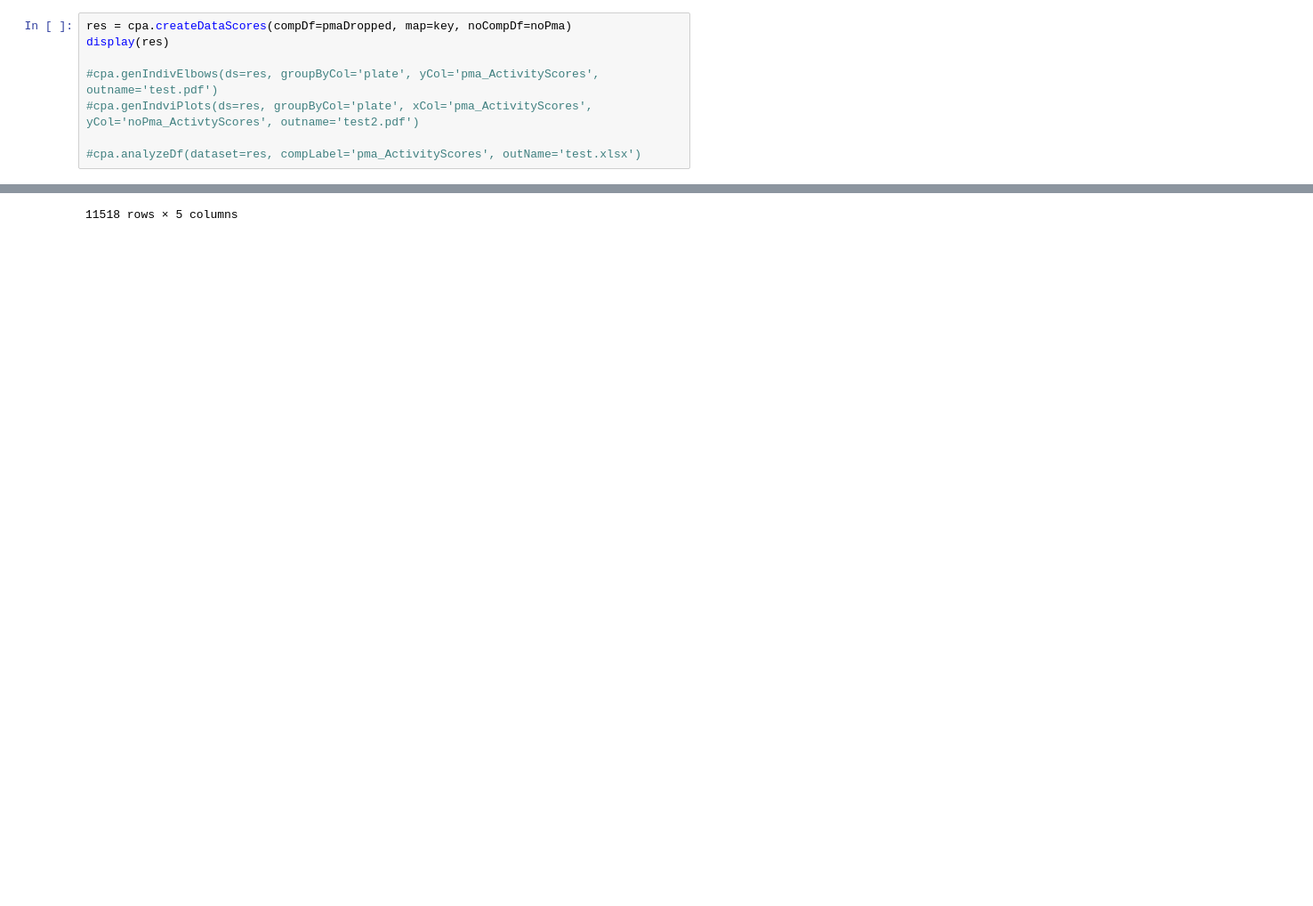
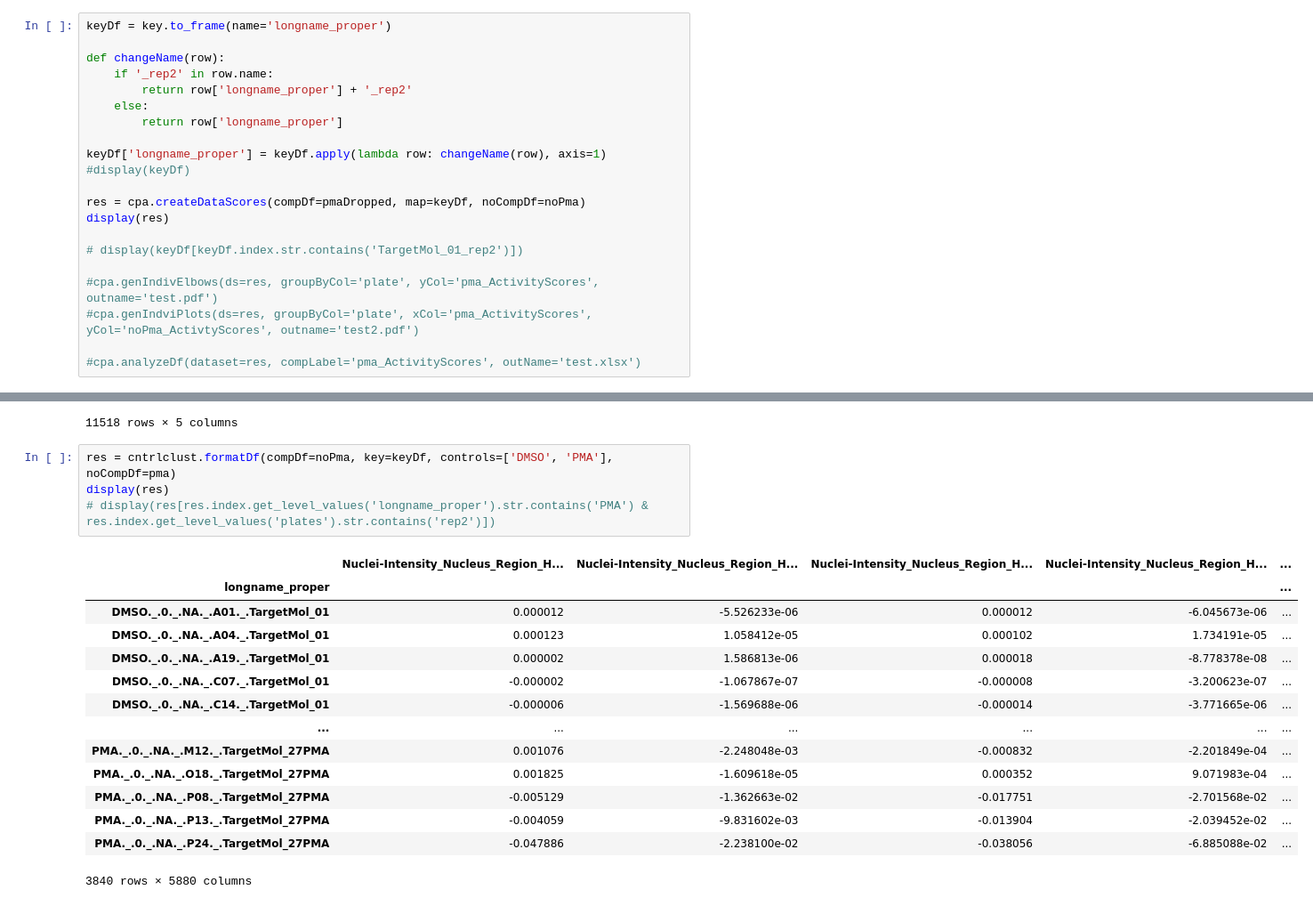
Before and after one commit to LokeyLab/QCGauntlet, a Jupyter notebook: test.ipynb, the cells around one changed output, grey strips where cells are left out. Shown at 89% size. Drawn from its saved outputs; the diff is of its cells as text; blank space fills up the shorter version.

Commit message:
added and updated control heatmaps functionality

```diff
--- a/test.ipynb
+++ b/test.ipynb
@@ -85,8 +89,21 @@ pmaDropped.shape
 
 # display(cpa.getPlateActivityScores(plate='24', compoundDf=splicedNewPma, noCompDf=splicedNewNoPma, map=key))
 # %%
-res = cpa.createDataScores(compDf=pmaDropped, map=key, noCompDf=noPma)
+keyDf = key.to_frame(name='longname_proper')
+
+def changeName(row):
+    if '_rep2' in row.name:
+        return row['longname_proper'] + '_rep2'
+    else:
+        return row['longname_proper']
+
+keyDf['longname_proper'] = keyDf.apply(lambda row: changeName(row), axis=1)
+#display(keyDf)
+
+res = cpa.createDataScores(compDf=pmaDropped, map=keyDf, noCompDf=noPma)
 display(res)
+
+# display(keyDf[keyDf.index.str.contains('TargetMol_01_rep2')])
 
 #cpa.genIndivElbows(ds=res, groupByCol='plate', yCol='pma_ActivityScores', outname='test.pdf')
 #cpa.genIndviPlots(ds=res, groupByCol='plate', xCol='pma_ActivityScores', yCol='noPma_ActivtyScores', outname='test2.pdf')
@@ -107,3 +124,22 @@ display(res)
 | RUTAECARPINE._.1.0uM._.COX._.J18.... | 1.062681 | 1.369407 | TargetMol_27_rep1 | J18 | EXPERIMENTAL |
 | WITHANOLIDE_A._.1.0uM._.._.E18._.... | 0.214998 | 0.117974 | TargetMol_27_rep1 | E18 | EXPERIMENTAL |
 11518 rows × 5 columns
+# %%
+res = cntrlclust.formatDf(compDf=noPma, key=keyDf, controls=['DMSO', 'PMA'], noCompDf=pma)
+display(res)
+# display(res[res.index.get_level_values('longname_proper').str.contains('PMA') & res.index.get_level_values('plates').str.contains('rep2')])
+# %% [output]
+|  | Nuclei-Intensity_Nucleus_Region_H... | Nuclei-Intensity_Nucleus_Region_H... | Nuclei-Intensity_Nucleus_Region_H... | Nuclei-Intensity_Nucleus_Region_H... | ... |
+| longname_proper |  |  |  |  | ... |
+| DMSO._.0._.NA._.A01._.TargetMol_01 | 0.000012 | -5.526233e-06 | 0.000012 | -6.045673e-06 | ... |
+| DMSO._.0._.NA._.A04._.TargetMol_01 | 0.000123 | 1.058412e-05 | 0.000102 | 1.734191e-05 | ... |
+| DMSO._.0._.NA._.A19._.TargetMol_01 | 0.000002 | 1.586813e-06 | 0.000018 | -8.778378e-08 | ... |
+| DMSO._.0._.NA._.C07._.TargetMol_01 | -0.000002 | -1.067867e-07 | -0.000008 | -3.200623e-07 | ... |
+| DMSO._.0._.NA._.C14._.TargetMol_01 | -0.000006 | -1.569688e-06 | -0.000014 | -3.771665e-06 | ... |
+| ... | ... | ... | ... | ... | ... |
+| PMA._.0._.NA._.M12._.TargetMol_27PMA | 0.001076 | -2.248048e-03 | -0.000832 | -2.201849e-04 | ... |
+| PMA._.0._.NA._.O18._.TargetMol_27PMA | 0.001825 | -1.609618e-05 | 0.000352 | 9.071983e-04 | ... |
+| PMA._.0._.NA._.P08._.TargetMol_27PMA | -0.005129 | -1.362663e-02 | -0.017751 | -2.701568e-02 | ... |
+| PMA._.0._.NA._.P13._.TargetMol_27PMA | -0.004059 | -9.831602e-03 | -0.013904 | -2.039452e-02 | ... |
+| PMA._.0._.NA._.P24._.TargetMol_27PMA | -0.047886 | -2.238100e-02 | -0.038056 | -6.885088e-02 | ... |
+3840 rows × 5880 columns
```
Also changed, not shown: parts of 2 cells of this notebook, 3 other files.
